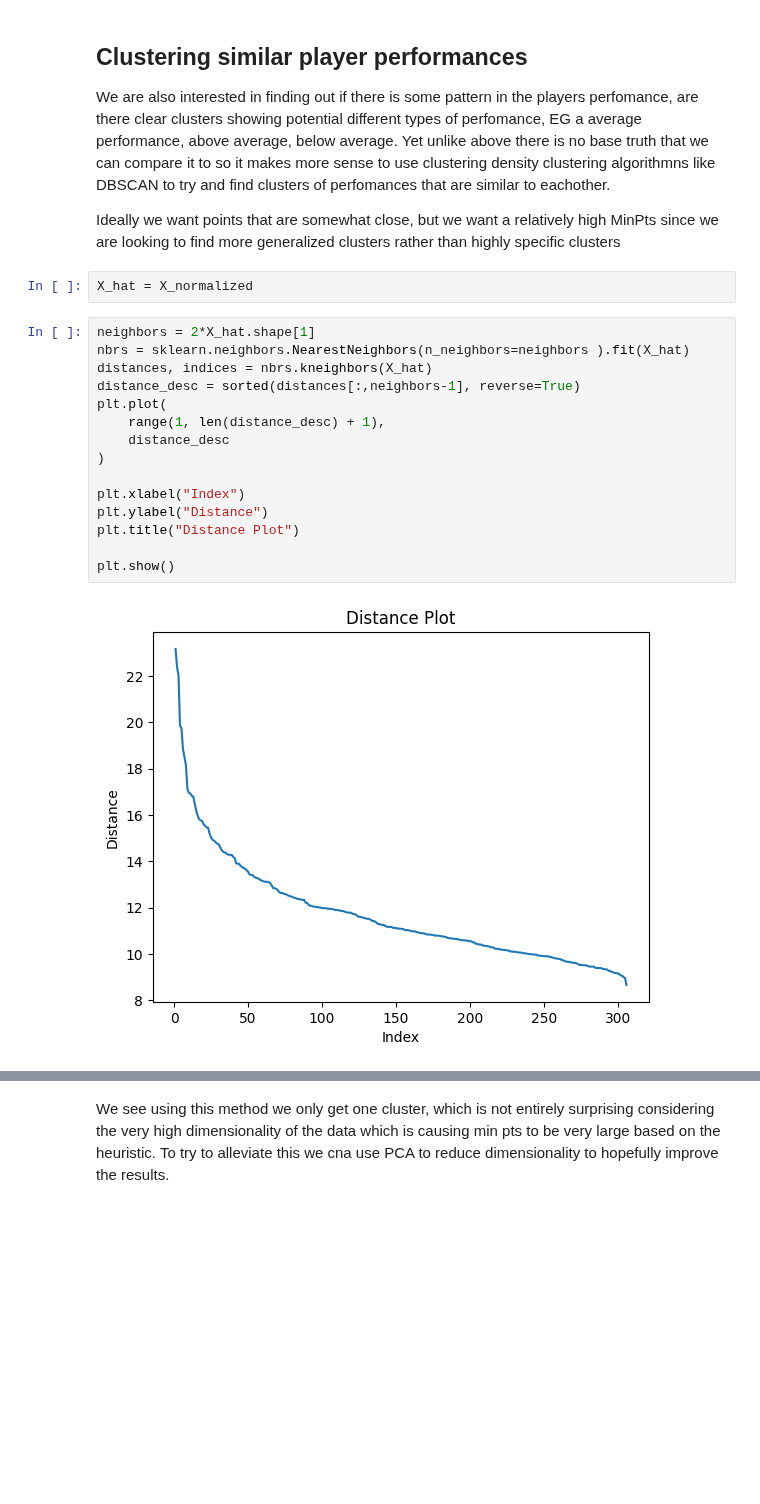
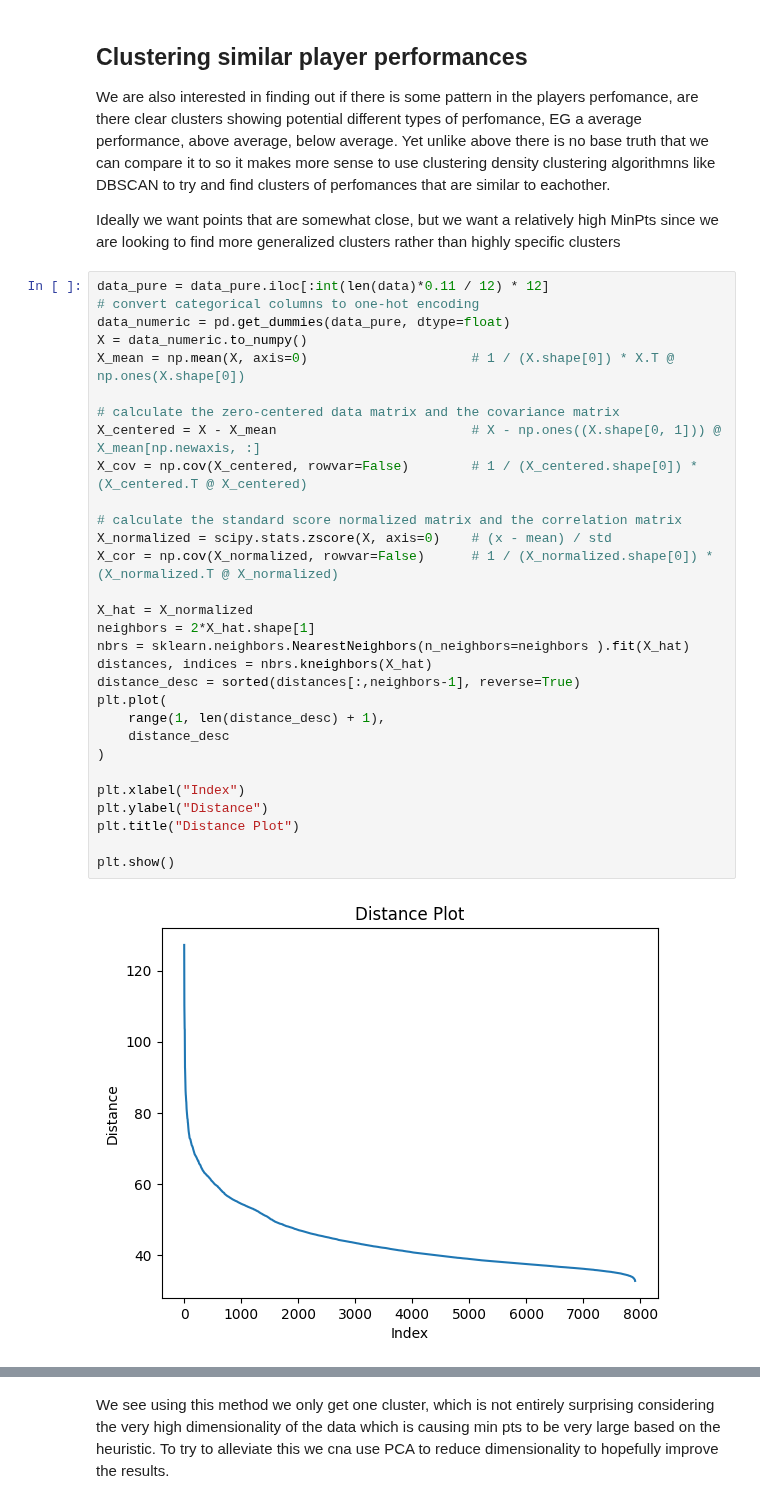
Before and after one commit to dwarfy35/Datamining_project, a Jupyter notebook: Project_main.ipynb, the cells around one changed output, grey strips where cells are left out. Drawn from its saved outputs; the diff is of its cells as text; blank space fills up the shorter version.

```diff
--- a/Project_main.ipynb
+++ b/Project_main.ipynb
@@ -551,23 +551,36 @@ And we find that one of the clusters tends to play more tanky defensive champion
 We are also interested in finding out if there is some pattern in the players perfomance, are there clear clusters showing potential different types of perfomance, EG a average performance, above average, below average. Yet unlike above there is no base truth that we can compare it to so it makes more sense to use clustering density clustering algorithmns like DBSCAN to try and find clusters of perfomances that are similar to eachother.
 
 Ideally we want points that are somewhat close, but we want a relatively high MinPts since we are looking to find more generalized clusters rather than highly specific clusters
-# %%
-X_hat = X_normalized
-# %%
-neighbors = 2*X_hat.shape[1]
-nbrs = sklearn.neighbors.NearestNeighbors(n_neighbors=neighbors ).fit(X_hat)
-distances, indices = nbrs.kneighbors(X_hat)
-distance_desc = sorted(distances[:,neighbors-1], reverse=True)
-plt.plot(
-    range(1, len(distance_desc) + 1),
-    distance_desc
-)
-
-plt.xlabel("Index")
-plt.ylabel("Distance")
-plt.title("Distance Plot")
-
-plt.show()
-# %% [output]
-[figure, removed]
+# %%
+data_pure = data_pure.iloc[:int(len(data)*0.11 / 12) * 12]
+# convert categorical columns to one-hot encoding
+data_numeric = pd.get_dummies(data_pure, dtype=float)
+X = data_numeric.to_numpy()
+X_mean = np.mean(X, axis=0)                     # 1 / (X.shape[0]) * X.T @ np.ones(X.shape[0])
+
+# calculate the zero-centered data matrix and the covariance matrix
+X_centered = X - X_mean                         # X - np.ones((X.shape[0, 1])) @ X_mean[np.newaxis, :]
+X_cov = np.cov(X_centered, rowvar=False)        # 1 / (X_centered.shape[0]) * (X_centered.T @ X_centered)
+
+# calculate the standard score normalized matrix and the correlation matrix
+X_normalized = scipy.stats.zscore(X, axis=0)    # (x - mean) / std
+X_cor = np.cov(X_normalized, rowvar=False)      # 1 / (X_normalized.shape[0]) * (X_normalized.T @ X_normalized)
+
+X_hat = X_normalized
+neighbors = 2*X_hat.shape[1]
+nbrs = sklearn.neighbors.NearestNeighbors(n_neighbors=neighbors ).fit(X_hat)
+distances, indices = nbrs.kneighbors(X_hat)
+distance_desc = sorted(distances[:,neighbors-1], reverse=True)
+plt.plot(
+    range(1, len(distance_desc) + 1),
+    distance_desc
+)
+
+plt.xlabel("Index")
+plt.ylabel("Distance")
+plt.title("Distance Plot")
+
+plt.show()
+# %% [output]
+[figure, added]
 # %%
```
Also changed, not shown: parts of 13 cells of this notebook.
